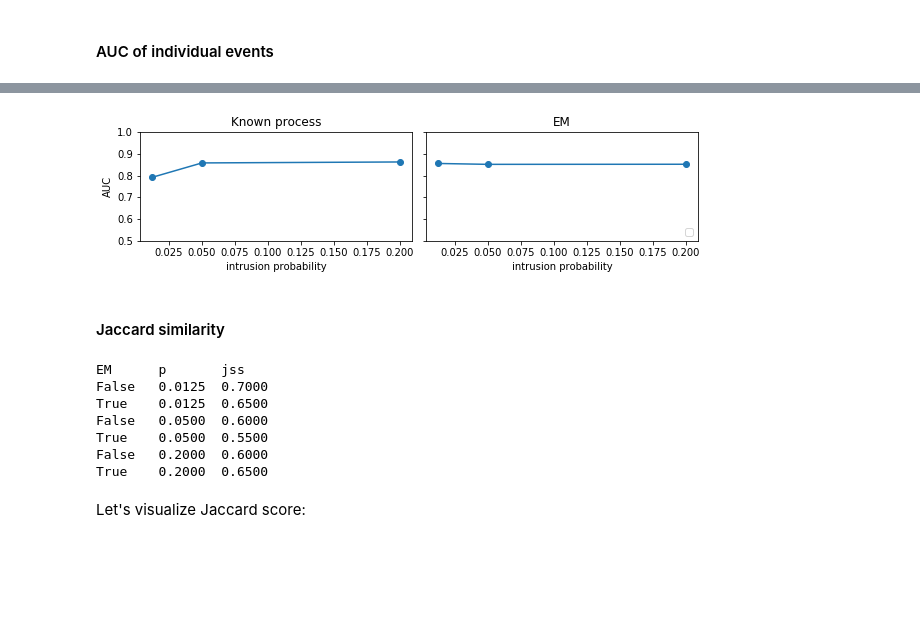
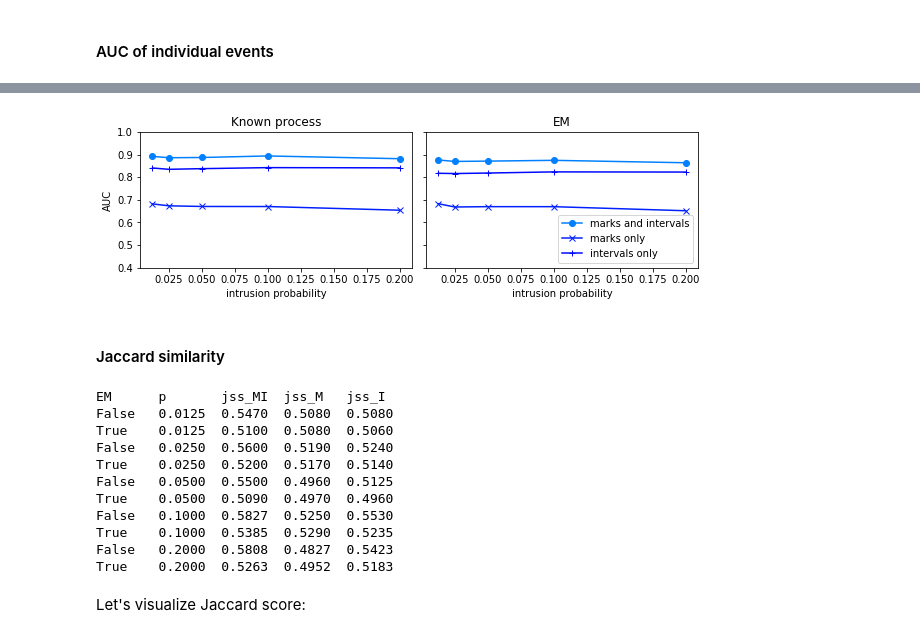
Before and after one commit to dtolpin/irp-case-studies, a Jupyter notebook: notebooks/experiments.ipynb, the cells around one changed output, grey strips where cells are left out. Saved outputs shown, nothing was run; the diff lists cells and outputs as text; code cells hidden in the pictures; blank space fills up the shorter version.

```diff
--- a/notebooks/experiments.ipynb
+++ b/notebooks/experiments.ipynb
@@ -331,9 +328,9 @@ for j, mask in enumerate(["", "F", "G"]):
         sps[i, j].set_ylim(0, 0.8)
     for (i, em) in enumerate(["False", "True"]):
         ys = numpy.array([curves[em + mask][p] for p in ps])
-        sps[i, j].errorbar(xs, ys[:, 0], yerr=ys[:, 2], marker='o', capsize=4, label="intrusion", color=[0, 0.7, 1])
-        sps[i, j].errorbar(xs, ys[:, 1], yerr=ys[:, 3], marker='x', capsize=4, label="no intrusion", color=[1, 0.7, 0])
-    handles, labels = spem.get_legend_handles_labels()
+        sps[i, j].errorbar(xs, ys[:, 0], yerr=ys[:, 2], marker='o', capsize=4, label="intrusion", color=[0, 0.5, 1])
+        sps[i, j].errorbar(xs, ys[:, 1], yerr=ys[:, 3], marker='x', capsize=4, label="no intrusion", color=[1, 0.5, 0])
+    handles, labels = sps[0, 2].get_legend_handles_labels()
 sps[0, 2].legend(handles, labels)
 # f_s_aas.savefig('../figures/synthetic-alert-score.pdf')
 # %% [output]
@@ -457,42 +469,52 @@ True    0.2000  0.8520
 # %%
 xs = ps
-f_s_mauc, (spnoem, spem) = plt.subplots(1, 2, sharey=True)
-f_s_mauc.subplots_adjust(wspace=0.05)
+f_s_mauc, sps = plt.subplots(1, 2, sharex=True, sharey=True)
+f_s_mauc.subplots_adjust(wspace=0.05, hspace=0.05)
 f_s_mauc.set_figwidth(10)
-f_s_mauc.set_figheight(2)
-spnoem.set_title("Known process")
-spem.set_title("EM")
-spnoem.set_ylabel("AUC")
-for sp in [spnoem, spem]:
-    sp.set_xlabel("intrusion probability")
-    sp.set_ylim(0.5, 1)
-for (em, sp) in [(False, spnoem), (True, spem)]:
-    ys = numpy.array([lcurves[em][p] for p in ps])
-    sp.plot(xs, ys, marker='o')
-handles, labels = spem.get_legend_handles_labels()
-spem.legend(handles, labels, loc='lower right')
-f_s_mauc.savefig("../figures/synthetic-auc-per-event.pdf")
+f_s_mauc.set_figheight(2.5)
+sps[0].set_title("Known process")
+sps[1].set_title("EM")
+sps[0].set_ylabel("AUC")
+for i in range(2):
+    sps[i].set_ylim(0.4, 1.)
+    sps[i].set_xlabel("intrusion probability")
+for j, (label, mask) in enumerate([("marks and intervals", ""), ("marks only", "F"), ("intervals only", "G")]):
+    for (i, em) in enumerate(["False", "True"]):
+        ys = numpy.array([lcurves[em + mask][p] for p in ps])
+        sps[i].plot(xs, ys, label=label, marker=['o', 'x', '+'][j], color = [x**(2*j + 1) for x in [0, 0.5, 1]])
+    handles, labels = sps[1].get_legend_handles_labels()
+sps[1].legend(handles, labels, loc="lower right")
+# f_s_mauc.savefig("../figures/synthetic-auc-per-entry.pdf")
 # %% [output]
-[figure, old version]
+[figure, new version]
 # %% [markdown]
 #### Jaccard similarity
 # %%
-print("EM\tp\tjss")
-jcurves = {False: {}, True: {}}
+print("EM\tp\tjss_MI\tjss_M\tjss_I")
+jcurves = {}
 for ds in DATASETS:
     for EM in [False, True]:
-        jss = metrics.jaccard_similarity_score(ds["Z"], ds["L" + str(EM)])
-        jcurves[EM][ds["p"]] = jss
-        print("{}\t{:.4f}\t{:.4f}"
-              .format(EM, ds["p"], jss))
+        print("{}\t{:.4f}".format(EM, ds["p"]), end="")
+        for mask in ["", "F", "G"]:
+            key = str(EM) + mask
+            jss = metrics.jaccard_similarity_score(ds["Z"], ds["L" + key])
+            if key not in jcurves:
+                jcurves[key] = {}
+            jcurves[key][ds["p"]] = jss
+            print("\t{:.4f}".format(jss), end="")
+        print()
 # %% [output]
-EM      p       jss
-False   0.0125  0.7000
-True    0.0125  0.6500
-False   0.0500  0.6000
-True    0.0500  0.5500
-False   0.2000  0.6000
-True    0.2000  0.6500
+EM      p       jss_MI  jss_M   jss_I
+False   0.0125  0.5470  0.5080  0.5080
+True    0.0125  0.5100  0.5080  0.5060
+False   0.0250  0.5600  0.5190  0.5240
+True    0.0250  0.5200  0.5170  0.5140
+False   0.0500  0.5500  0.4960  0.5125
+True    0.0500  0.5090  0.4970  0.4960
+False   0.1000  0.5827  0.5250  0.5530
+True    0.1000  0.5385  0.5290  0.5235
+False   0.2000  0.5808  0.4827  0.5423
+True    0.2000  0.5263  0.4952  0.5183
 # %% [markdown]
 Let's visualize Jaccard score:
 # %%
```
Also changed, not shown: parts of 6 cells of this notebook, 3 other files.
